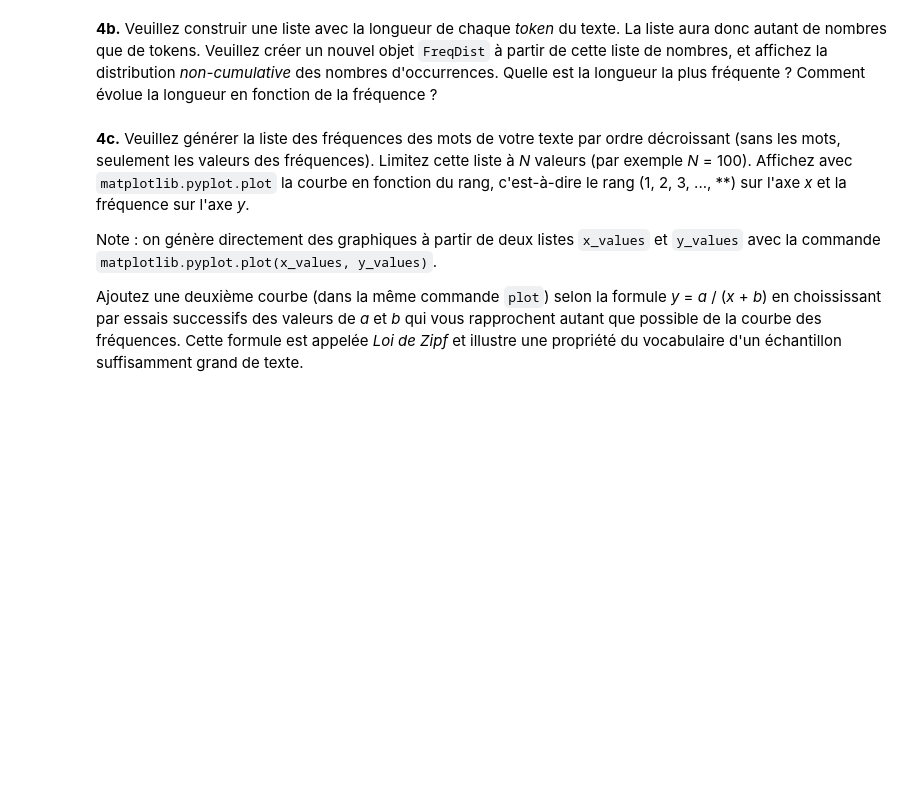
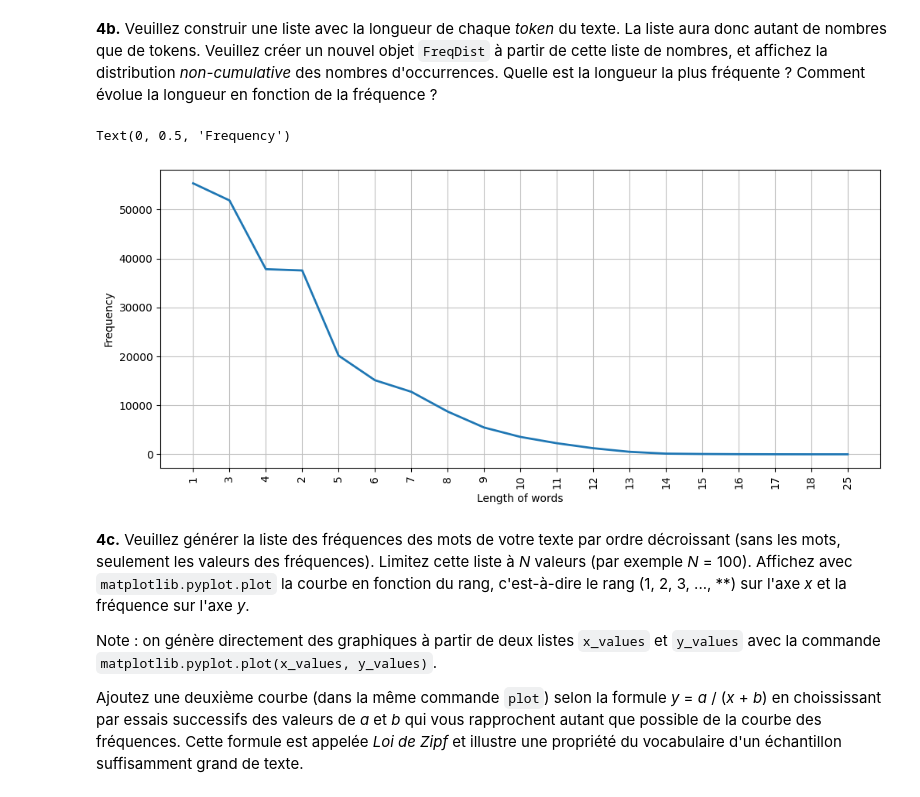
Before and after one commit to Neroil/TAL_Lab_1, a Jupyter notebook: TAL_Labo1b_student.ipynb, the cells around one changed output. Drawn from its saved outputs; the diff is of its cells as text; code cells hidden in the pictures; blank space fills up the shorter version.

```diff
--- a/TAL_Labo1b_student.ipynb
+++ b/TAL_Labo1b_student.ipynb
@@ -238,2 +346,13 @@ import matplotlib.pyplot
+# %%
+# Veuillez écrire votre code ci-dessous, puis exécuter cette cellule.
+lenList = list(map(len, tokens))
+len_freq = nltk.FreqDist(lenList)
+plt.figure(figsize=(12, 5))
+plot = len_freq.plot(cumulative=False)
+plot.set_xlabel("Length of words")
+plot.set_ylabel("Frequency")
+# %% [output]
+Text(0, 0.5, 'Frequency')
+[figure, added]
 # %%
 # Vos réponses aux deux questions ici :
```
Also changed, not shown: parts of 17 cells of this notebook.
